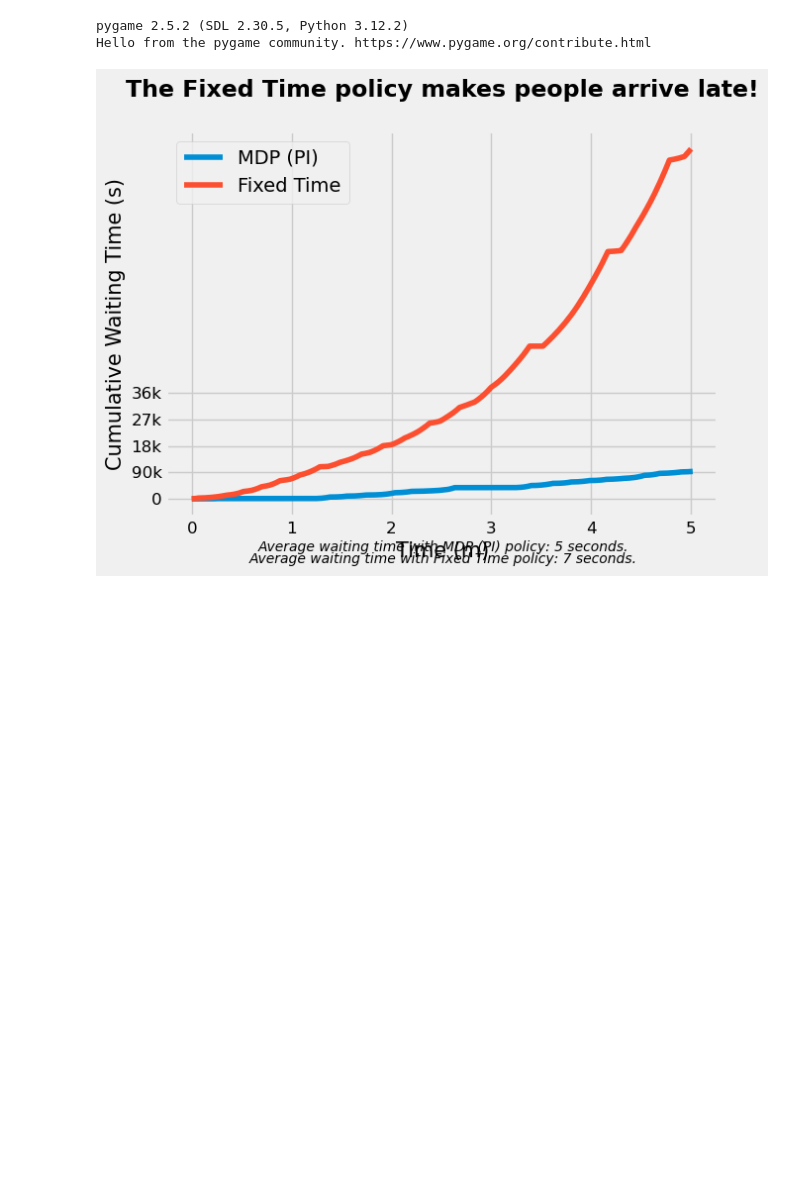
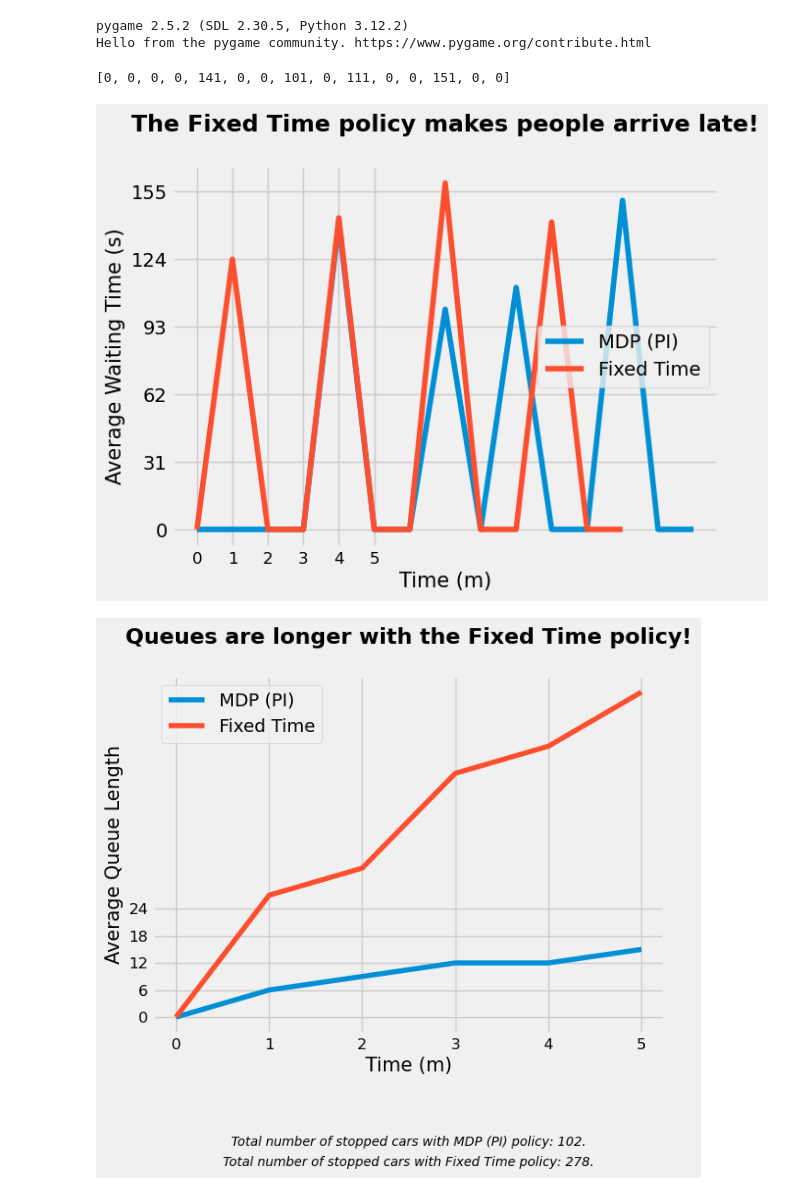
Before and after one commit to davidecapone/TrafficLightsOptimization, a Jupyter notebook: test.ipynb, the cells around one changed output. Cells and saved outputs as stored; diff of their text form; code cells hidden in the pictures; blank space fills up the shorter version.

```diff
--- a/test.ipynb
+++ b/test.ipynb
@@ -550,35 +550,54 @@ if __name__ == "__main__":
 # %% [output]
 pygame 2.5.2 (SDL 2.30.5, Python 3.12.2)
 Hello from the pygame community. https://www.pygame.org/contribute.html
+# %%
+average_waiting_time_mdp
+# %% [output]
+[0, 0, 0, 0, 141, 0, 0, 101, 0, 111, 0, 0, 151, 0, 0]
+# %%
+# Plot the two cumulative waiting time lists as a function of time
+import matplotlib.pyplot as plt
+plt.style.use('fivethirtyeight')
+
+plt.plot(range(len(average_waiting_time_mdp)), average_waiting_time_mdp, label='MDP (PI)')
+plt.plot(range(len(average_waiting_time_ft)), average_waiting_time_ft, label='Fixed Time')
+plt.xlabel('Time (m)', fontsize=15)
+plt.ylabel('Average Waiting Time (s)', fontsize=15)
+plt.xticks([0, 1, 2, 3, 4, 5])
+plt.yticks(range(0, max(max(average_waiting_time_mdp), max(average_waiting_time_ft)), max(max(average_waiting_time_mdp), max(average_waiting_time_ft))//5))
+ax = plt.gca()
+ax.set_xticklabels(['0', '1', '2', '3', '4', '5'], fontsize=12)
+#ax.set_yticklabels(str(range(0, max(max(average_waiting_time_mdp), max(average_waiting_time_ft)), max(max(average_waiting_time_mdp), max(average_waiting_time_ft))//5)), fontsize=12)
+plt.title('The Fixed Time policy makes people arrive late!\n', fontsize=17, fontweight='bold')
+plt.legend(prop={'size': 14})
+plt.show()
+# %% [output]
+[figure, added]
 # %%
-# Plot the two cumulative waiting time lists as a function of time
-import matplotlib.pyplot as plt
-plt.style.use('fivethirtyeight')
-
-plt.plot(range(len(cumulative_waiting_time_mdp)), cumulative_waiting_time_mdp, label='MDP (PI)')
-plt.plot(range(len(cumulative_waiting_time_ft)), cumulative_waiting_time_ft, label='Fixed Time')
+# Plot the two average queue length lists as a function of time
+plt.plot(range(len(average_queue_length_mdp)), average_queue_length_mdp, label='MDP (PI)')
+plt.plot(range(len(average_queue_length_ft)), average_queue_length_ft, label='Fixed Time')
 plt.xlabel('Time (m)', fontsize=15)
-plt.ylabel('Cumulative Waiting Time (s)', fontsize=15)
-plt.xticks([0, 60, 120, 180, 240, 300])
-plt.yticks([0, 0.9e5, 1.8e5, 2.7e5, 3.6e5])
+plt.ylabel('Average Queue Length', fontsize=15)
+plt.xticks([0, 1, 2, 3, 4, 5])
+plt.yticks([0, 2, 4, 6, 8])
 ax = plt.gca()
 ax.set_xticklabels(['0', '1', '2', '3', '4', '5'], fontsize=12)
-ax.set_yticklabels(['0', '90k', '18k', '27k', '36k'], fontsize=12)
-plt.title('The Fixed Time policy makes people arrive late!\n', fontsize=17, fontweight='bold')
-plt.text((len(cumulative_waiting_time_mdp))/2,
-         -cumulative_waiting_time_mdp[-1]*1.9,
-         f'Average waiting time with MDP (PI) policy: {sum(waited_times_mdp) // len(waited_times_mdp)} seconds.',
+ax.set_yticklabels(['0', '6', '12', '18', '24'], fontsize=12)
+plt.title('Queues are longer with the Fixed Time policy!\n', fontsize=17, fontweight='bold')
+plt.text((len(average_queue_length_mdp)-1)/2,
+         -average_queue_length_mdp[-1]*1.9,
+         f'Total number of stopped cars with MDP (PI) policy: {n_stopped_cars_mdp}.',
          fontsize=10,
          style='italic',
          horizontalalignment='center')
-plt.text((len(cumulative_waiting_time_mdp))/2,
-         -cumulative_waiting_time_mdp[-1]*2.2,
-         f'Average waiting time with Fixed Time policy: {sum(waited_times_ft) // len(waited_times_ft)} seconds.',
+plt.text((len(average_queue_length_mdp)-1)/2,
+         -average_queue_length_mdp[-1]*2.2,
+         f'Total number of stopped cars with Fixed Time policy: {n_stopped_cars_ft}.',
          fontsize=10,
          style='italic',
-         horizontalalignment='center',
-         verticalalignment='center')
-plt.legend(prop={'size': 14})
+         horizontalalignment='center')
+plt.legend()
 plt.show()
 # %% [output]
-[figure, old version]
+[figure, new version]
```
Also changed, not shown: parts of 2 cells of this notebook.
